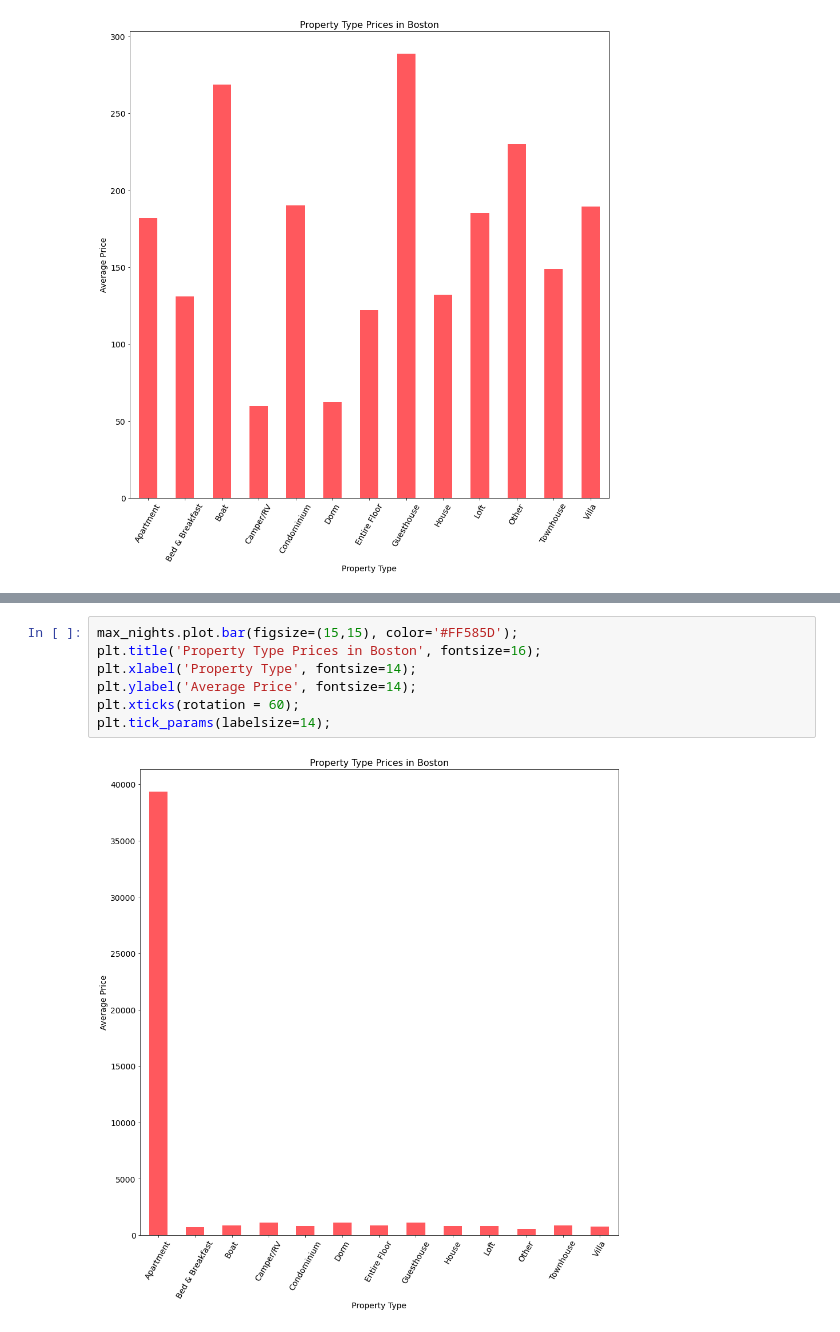
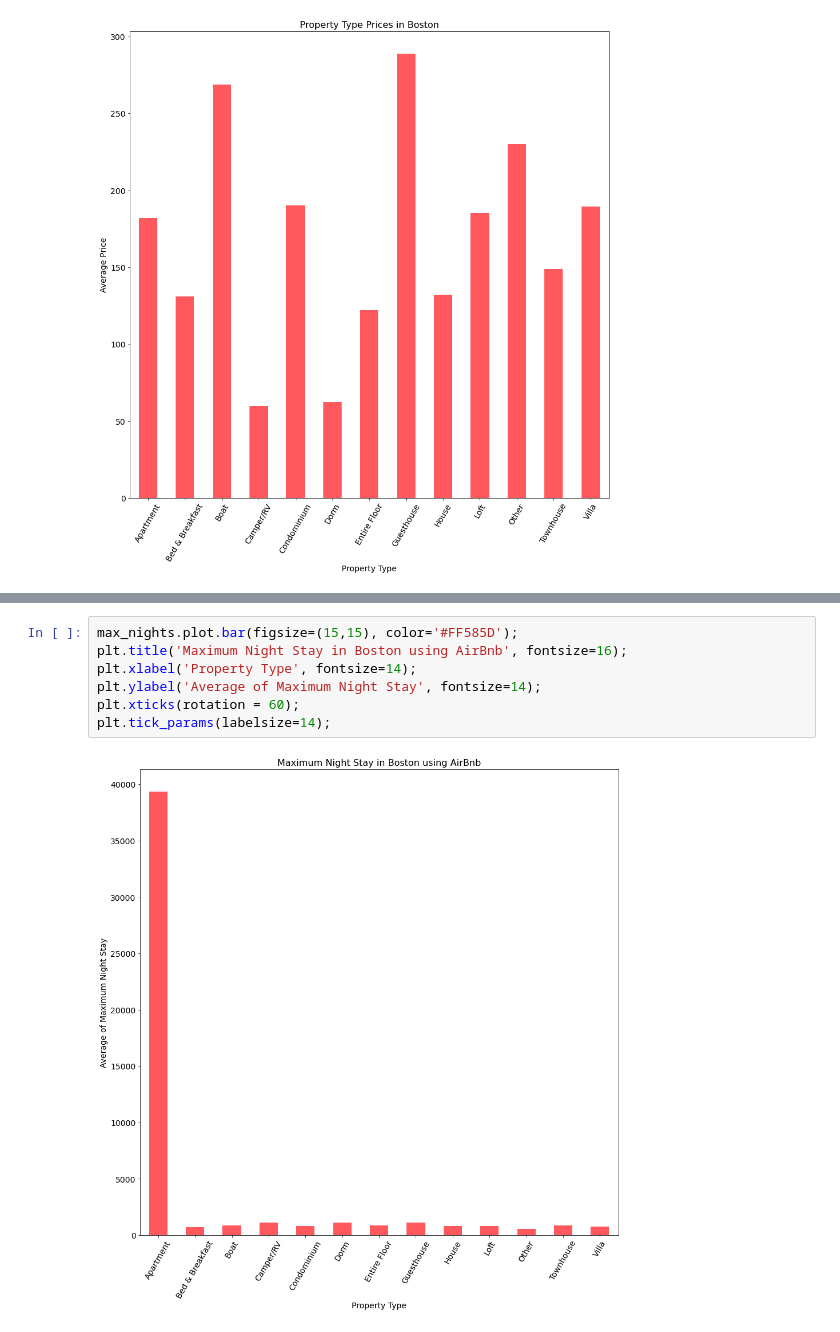
Before and after one commit to waqar-ahmed91/AirBnb-Boston-Data-Analysis, a Jupyter notebook: Boston AirBnB.ipynb, the cells around one changed output, grey strips where cells are left out. Cells and saved outputs as stored; diff of their text form.

```diff
--- a/Boston AirBnB.ipynb
+++ b/Boston AirBnB.ipynb
@@ -397,12 +528,12 @@ Villa              2.500000
 Name: minimum_nights, dtype: float64
 # %%
 max_nights.plot.bar(figsize=(15,15), color='#FF585D');
-plt.title('Property Type Prices in Boston', fontsize=16);
+plt.title('Maximum Night Stay in Boston using AirBnb', fontsize=16);
 plt.xlabel('Property Type', fontsize=14);
-plt.ylabel('Average Price', fontsize=14);
+plt.ylabel('Average of Maximum Night Stay', fontsize=14);
 plt.xticks(rotation = 60);
 plt.tick_params(labelsize=14);
 # %% [output]
-[figure, old version]
+[figure, new version]
 # %%
 min_nights.plot.bar(figsize=(15,15), color='#FF585D');
```
Also changed, not shown: parts of 29 cells of this notebook, 1 other file.
